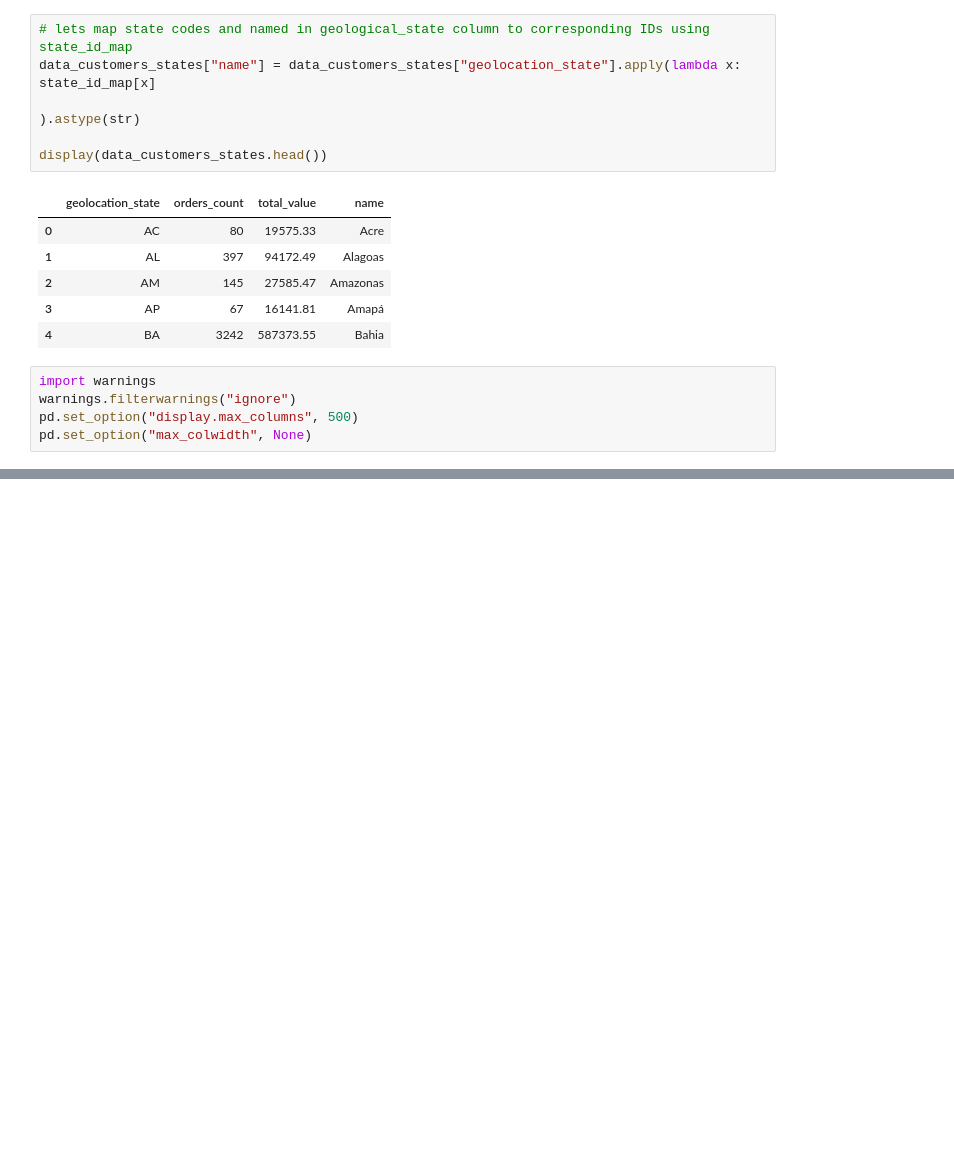
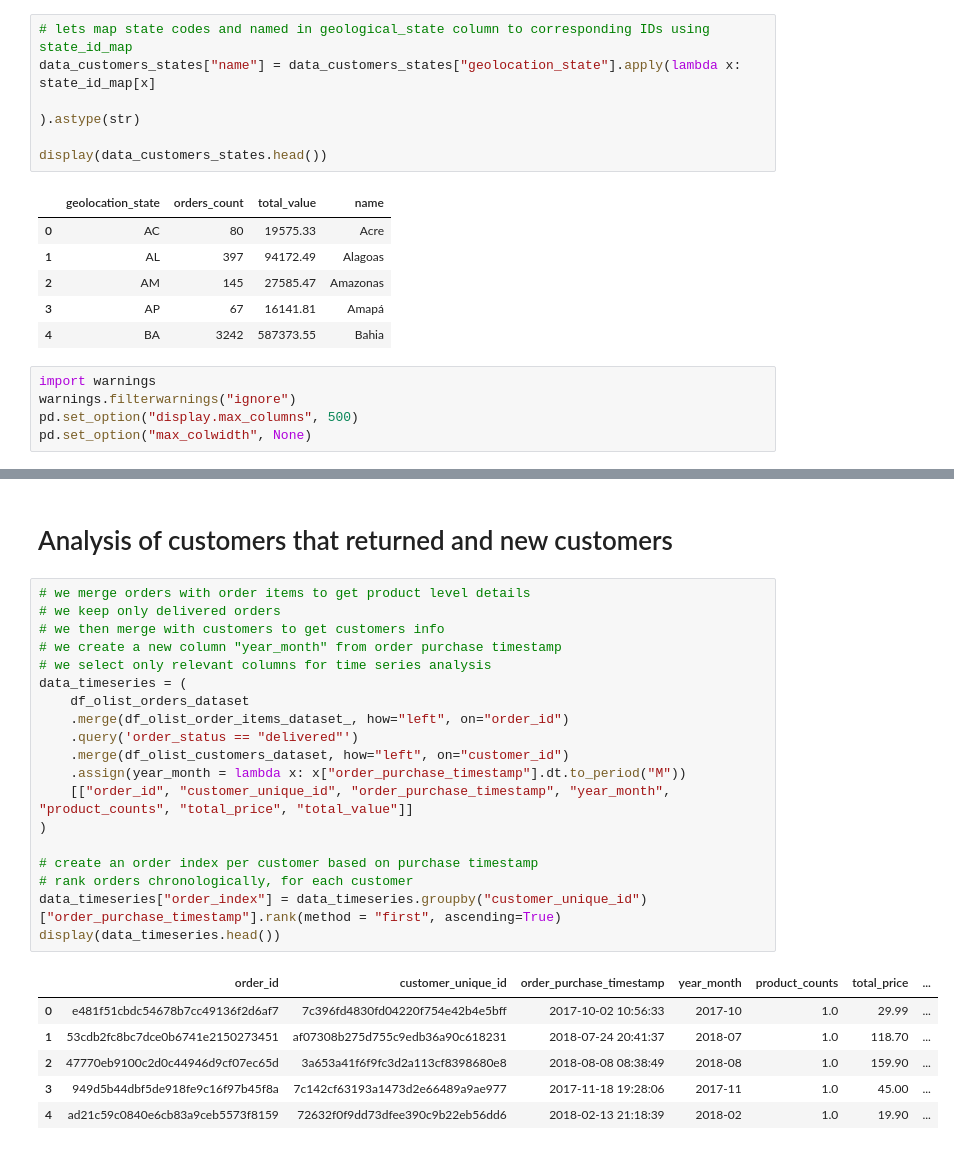
Before and after one commit to Cyrusz55/E_Commerce_Customer_Behavior_Analysis, a Jupyter notebook: book1.ipynb, the cells around one changed output, grey strips where cells are left out. Saved outputs shown, nothing was run; the diff lists cells and outputs as text; blank space fills up the shorter version.

Commit message:
analysed new and returning customers drawing some insights

```diff
--- a/book1.ipynb
+++ b/book1.ipynb
@@ -496,3 +496,31 @@ world_map_transaction()
  fetching co-ordinates for 27 unique state ...
 map saved successfully: ./saved-map-brazil-olist.html
 [interactive output not drawn]
+# %% [markdown]
+# Analysis of customers that returned and new customers
+# %%
+# we merge orders with order items to get product level details
+# we keep only delivered orders
+# we then merge with customers to get customers info
+# we create a new column "year_month" from order purchase timestamp
+# we select only relevant columns for time series analysis
+data_timeseries = (
+    df_olist_orders_dataset
+    .merge(df_olist_order_items_dataset_, how="left", on="order_id")
+    .query('order_status == "delivered"')
+    .merge(df_olist_customers_dataset, how="left", on="customer_id")
+    .assign(year_month = lambda x: x["order_purchase_timestamp"].dt.to_period("M"))
+    [["order_id", "customer_unique_id", "order_purchase_timestamp", "year_month", "product_counts", "total_price", "total_value"]]
+)
+
+# create an order index per customer based on purchase timestamp
+# rank orders chronologically, for each customer
+data_timeseries["order_index"] = data_timeseries.groupby("customer_unique_id")["order_purchase_timestamp"].rank(method = "first", ascending=True)
+display(data_timeseries.head())
+# %% [output]
+|  | order_id | customer_unique_id | order_purchase_timestamp | year_month | product_counts | total_price | ... |
+| 0 | e481f51cbdc54678b7cc49136f2d6af7 | 7c396fd4830fd04220f754e42b4e5bff | 2017-10-02 10:56:33 | 2017-10 | 1.0 | 29.99 | ... |
+| 1 | 53cdb2fc8bc7dce0b6741e2150273451 | af07308b275d755c9edb36a90c618231 | 2018-07-24 20:41:37 | 2018-07 | 1.0 | 118.70 | ... |
+| 2 | 47770eb9100c2d0c44946d9cf07ec65d | 3a653a41f6f9fc3d2a113cf8398680e8 | 2018-08-08 08:38:49 | 2018-08 | 1.0 | 159.90 | ... |
+| 3 | 949d5b44dbf5de918fe9c16f97b45f8a | 7c142cf63193a1473d2e66489a9ae977 | 2017-11-18 19:28:06 | 2017-11 | 1.0 | 45.00 | ... |
+| 4 | ad21c59c0840e6cb83a9ceb5573f8159 | 72632f0f9dd73dfee390c9b22eb56dd6 | 2018-02-13 21:18:39 | 2018-02 | 1.0 | 19.90 | ... |
```
Also changed, not shown: parts of 3 cells of this notebook.
